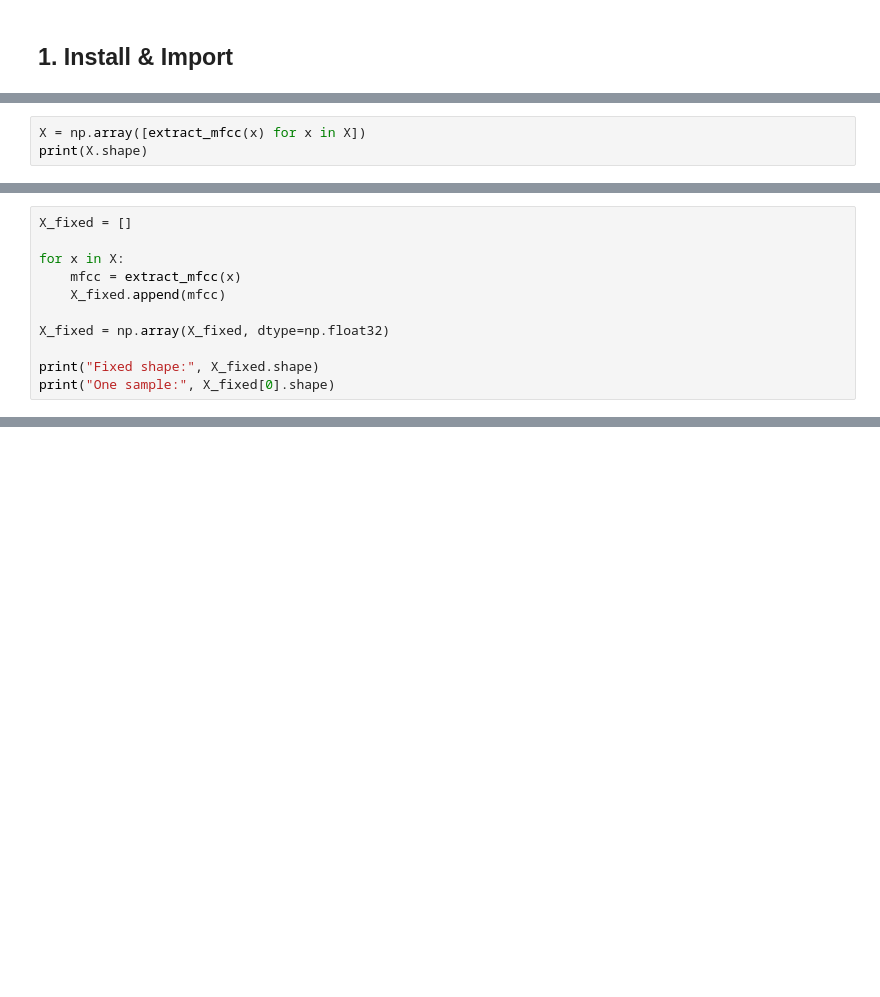
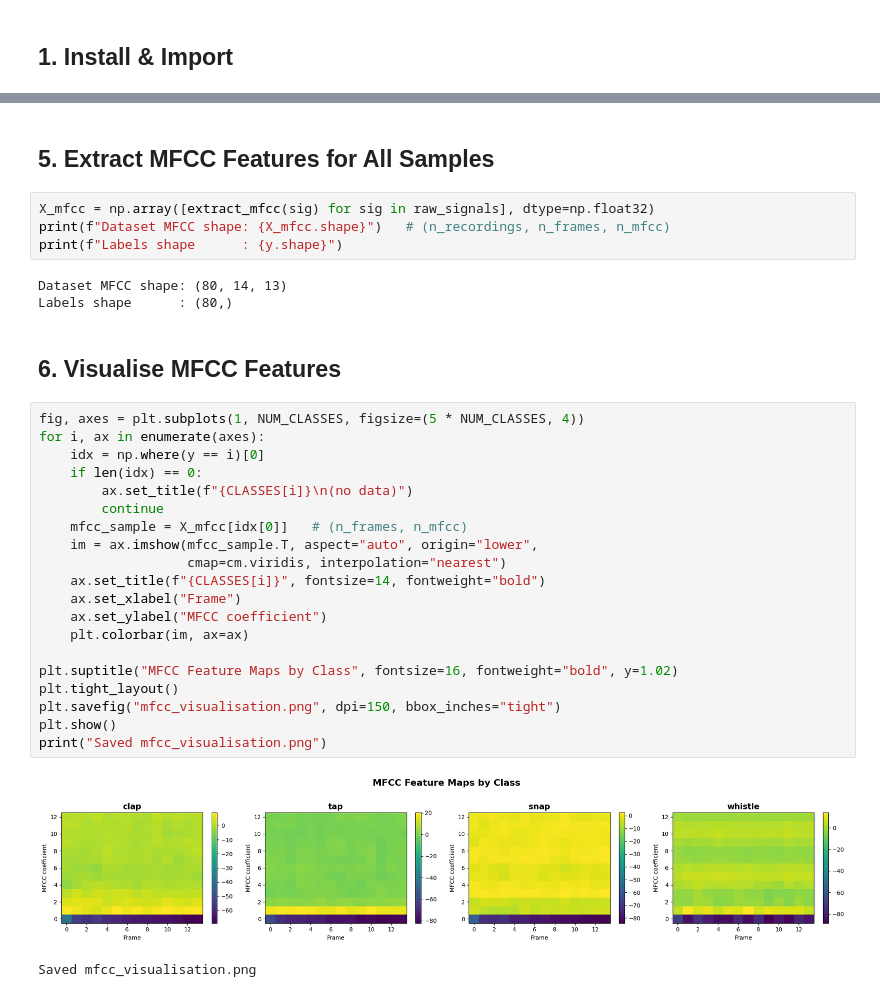
Before and after one commit to ilkabret/LowPowerES, a Jupyter notebook: Assignment_2/KWS_MFCC_Training.ipynb, the cells around one changed output, grey strips where cells are left out. Cells and saved outputs as stored; diff of their text form; blank space fills up the shorter version.

```diff
--- a/Assignment_2/KWS_MFCC_Training.ipynb
+++ b/Assignment_2/KWS_MFCC_Training.ipynb
@@ -127,3 +23,0 @@ def extract_mfcc(signal):
-# %%
-X = np.array([extract_mfcc(x) for x in X])
-print(X.shape)
@@ -132,11 +23,0 @@ print(X.shape)
-# %%
-X_fixed = []
-
-for x in X:
-    mfcc = extract_mfcc(x)
-    X_fixed.append(mfcc)
-
-X_fixed = np.array(X_fixed, dtype=np.float32)
-
-print("Fixed shape:", X_fixed.shape)
-print("One sample:", X_fixed[0].shape)
@@ -430,0 +256,34 @@ for p in outputs:
+# %% [markdown]
+## 5. Extract MFCC Features for All Samples
+# %%
+X_mfcc = np.array([extract_mfcc(sig) for sig in raw_signals], dtype=np.float32)
+print(f"Dataset MFCC shape: {X_mfcc.shape}")   # (n_recordings, n_frames, n_mfcc)
+print(f"Labels shape      : {y.shape}")
+# %% [output]
+Dataset MFCC shape: (80, 14, 13)
+Labels shape      : (80,)
+# %% [markdown]
+## 6. Visualise MFCC Features
+# %%
+fig, axes = plt.subplots(1, NUM_CLASSES, figsize=(5 * NUM_CLASSES, 4))
+for i, ax in enumerate(axes):
+    idx = np.where(y == i)[0]
+    if len(idx) == 0:
+        ax.set_title(f"{CLASSES[i]}\n(no data)")
+        continue
+    mfcc_sample = X_mfcc[idx[0]]   # (n_frames, n_mfcc)
+    im = ax.imshow(mfcc_sample.T, aspect="auto", origin="lower",
+                   cmap=cm.viridis, interpolation="nearest")
+    ax.set_title(f"{CLASSES[i]}", fontsize=14, fontweight="bold")
+    ax.set_xlabel("Frame")
+    ax.set_ylabel("MFCC coefficient")
+    plt.colorbar(im, ax=ax)
+
+plt.suptitle("MFCC Feature Maps by Class", fontsize=16, fontweight="bold", y=1.02)
+plt.tight_layout()
+plt.savefig("mfcc_visualisation.png", dpi=150, bbox_inches="tight")
+plt.show()
+print("Saved mfcc_visualisation.png")
+# %% [output]
+[figure, added]
+Saved mfcc_visualisation.png
```
Also changed, not shown: parts of 54 cells of this notebook, 1 other file.
